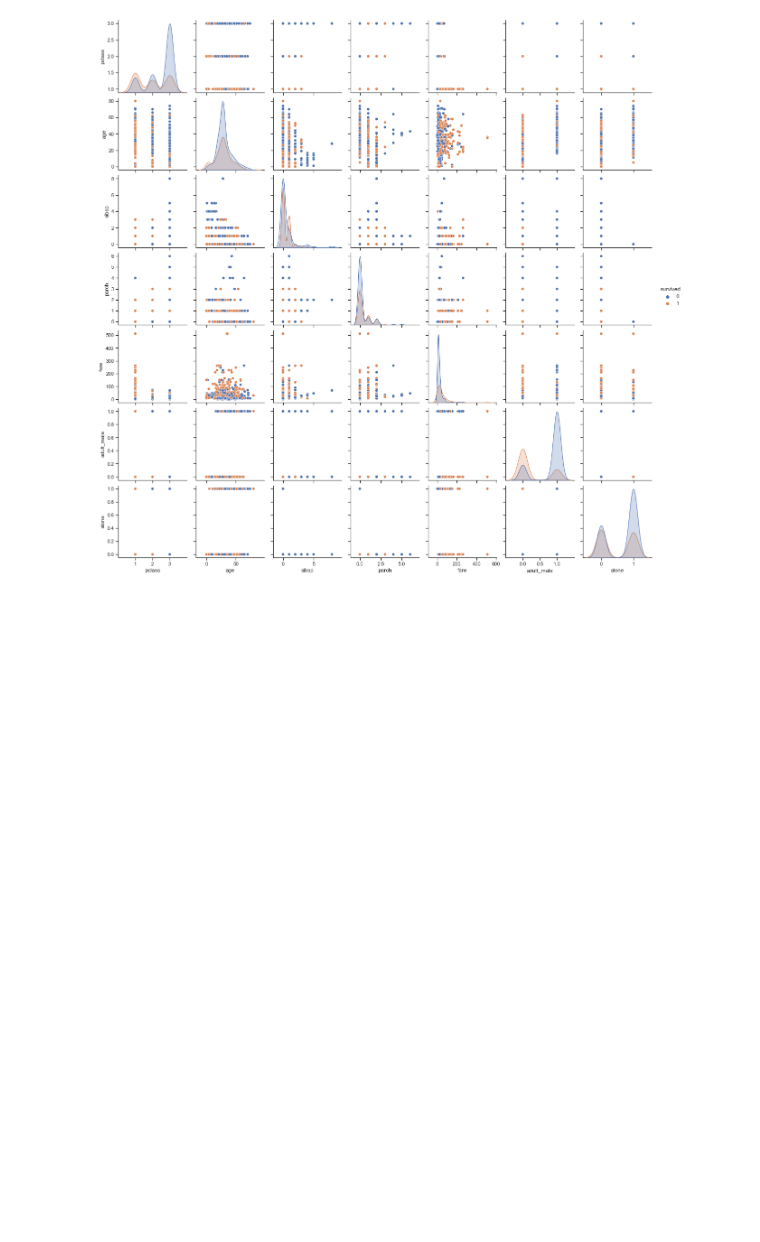
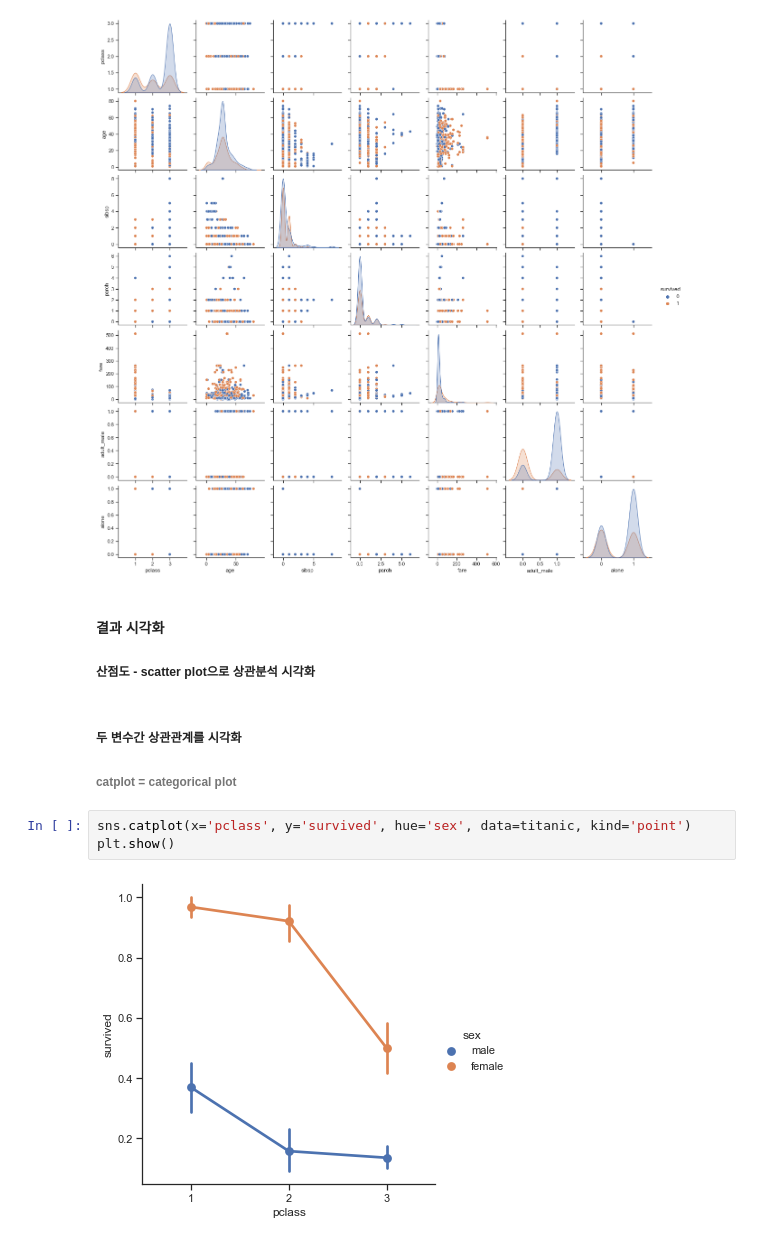
Before and after one commit to 121click/studybigdata, a Jupyter notebook: day04/titanic_survival_analysis.ipynb, the cells around one changed output. Cells and saved outputs as stored; diff of their text form; blank space fills up the shorter version.

```diff
--- a/day04/titanic_survival_analysis.ipynb
+++ b/day04/titanic_survival_analysis.ipynb
@@ -242,3 +242,16 @@ sns.pairplot(titanic, hue='survived', vars=['pclass','age','sibsp','parch','fare
 plt.show()
 # %% [output]
 [figure]
+# %% [markdown]
+#### 결과 시각화
+
+##### 산점도 - scatter plot으로 상관분석 시각화
+# %% [markdown]
+##### 두 변수간 상관관계를 시각화
+
+###### catplot = categorical plot
+# %%
+sns.catplot(x='pclass', y='survived', hue='sex', data=titanic, kind='point')
+plt.show()
+# %% [output]
+[figure, added]
```
Also changed, not shown: parts of 9 cells of this notebook, 17 other files.
